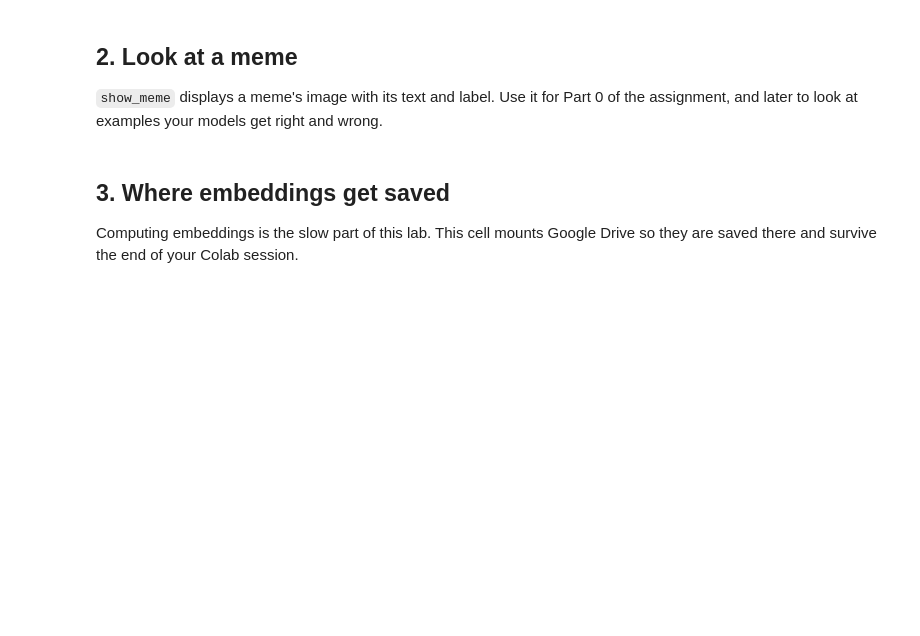
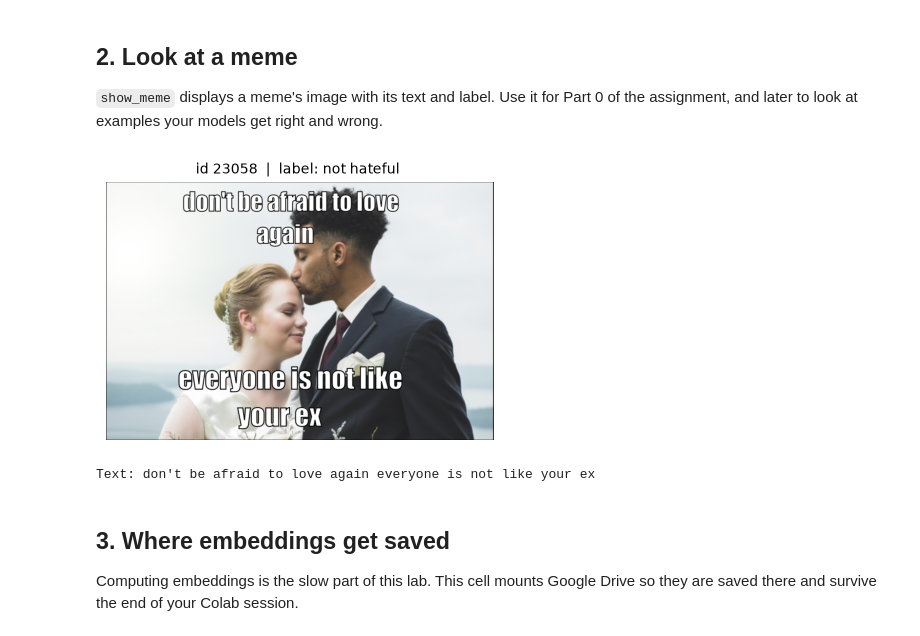
Before and after one commit to mhage82/ARI510, a Jupyter notebook: notebooks/lab3_starter.ipynb, the cells around one changed output. Saved outputs shown, nothing was run; the diff lists cells and outputs as text; code cells hidden in the pictures; blank space fills up the shorter version.

```diff
--- a/notebooks/lab3_starter.ipynb
+++ b/notebooks/lab3_starter.ipynb
@@ -64,19 +79,22 @@ train.head()
 # %%
 import matplotlib.pyplot as plt
 from PIL import Image
 
 def show_meme(row, note=""):
     """Display one meme. `row` is a row of a split, e.g. dev.iloc[0]."""
     img = Image.open(row["path"]).convert("RGB")
     plt.figure(figsize=(5, 5))
     plt.imshow(img)
     plt.axis("off")
     label = {0: "not hateful", 1: "hateful"}.get(row.get("label"), "unknown")
     plt.title(f"id {row['id']}  |  label: {label} {note}", fontsize=10)
     plt.show()
     print("Text:", row["text"])
 
-show_meme(train.iloc[0])
+show_meme(train.iloc[1])
+# %% [output]
+[figure, added]
+Text: don't be afraid to love again everyone is not like your ex
 # %% [markdown]
 ## 3. Where embeddings get saved
 
```
Also changed, not shown: parts of 41 cells of this notebook.
